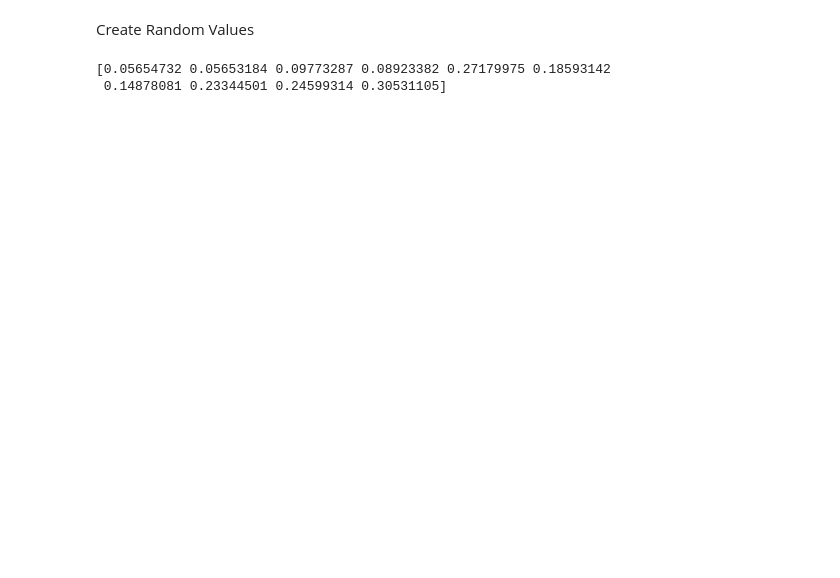
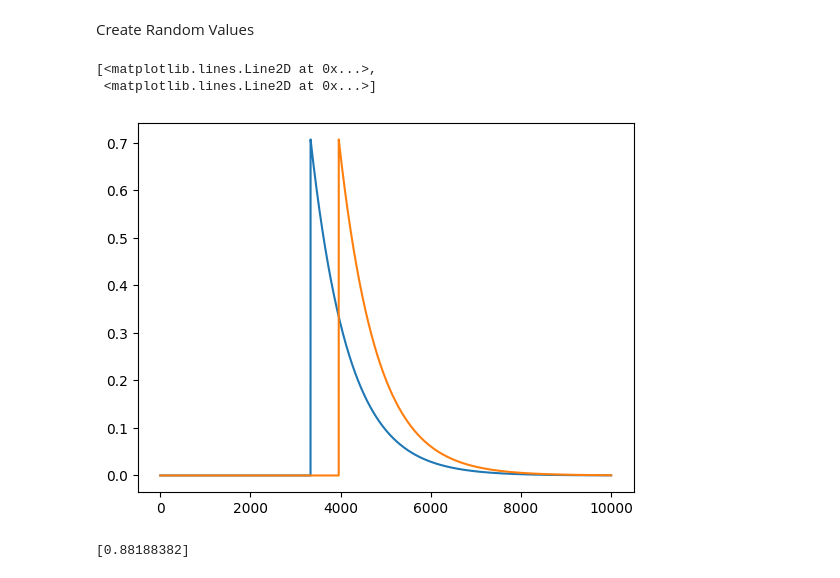
Before and after one commit to polyquantique/Perceval, a Jupyter notebook: perceval/polyquantique/SandboxSimon/Results/ResultsCNOT.ipynb, the cells around one changed output. Drawn from its saved outputs; the diff is of its cells as text; code cells hidden in the pictures; blank space fills up the shorter version.

```diff
--- a/perceval/polyquantique/SandboxSimon/Results/ResultsCNOT.ipynb
+++ b/perceval/polyquantique/SandboxSimon/Results/ResultsCNOT.ipynb
@@ -242,9 +244,10 @@ N_shift = 2  # total number of shifted wave functions
 waves = np.zeros((N_shift, N))  # values for each wave function
 
 sigma_wave = 0.5  # standard deviation of wave function
-x = np.linspace(-32 * sigma_wave, 32 * sigma_wave, N)  # position values
+x = np.linspace(-32 * sigma_wave, 64 * sigma_wave, N)  # position values
 
-shift_list=np.random.standard_cauchy(10)*sigma_wave/10
+#shift_list=np.random.standard_cauchy(10)*sigma_wave/10
+shift_list = np.array([1.5/sigma_wave])
 
 C2MGS=np.zeros(len(shift_list))
 C2S = np.zeros_like(C2MGS)
@@ -261,6 +264,12 @@ for k in range(len(shift_list)):
     new_base,coeffsL = Lowdin(waves,x)
     C2S[k]=coeffsS[1,1]
     C2MGS[k] = coeffsMGS[1,1]
+# %%
+plt.plot(waves.T)
+# %% [output]
+[<matplotlib.lines.Line2D at 0x...>,
+ <matplotlib.lines.Line2D at 0x...>]
+[figure, added]
 # %%
 def create_CRand(i,coef):
     CRand = []
@@ -289,8 +298,7 @@ def create_CRand(i,coef):
 # %%
 print(C2S)
 # %% [output]
-[0.05654732 0.05653184 0.09773287 0.08923382 0.27179975 0.18593142
- 0.14878081 0.23344501 0.24599314 0.30531105]
+[0.88188382]
 # %%
 # Create the C manually because it is not yet implemented
 statesdict = {
```
Also changed, not shown: parts of 4 cells of this notebook, 8 other files.
